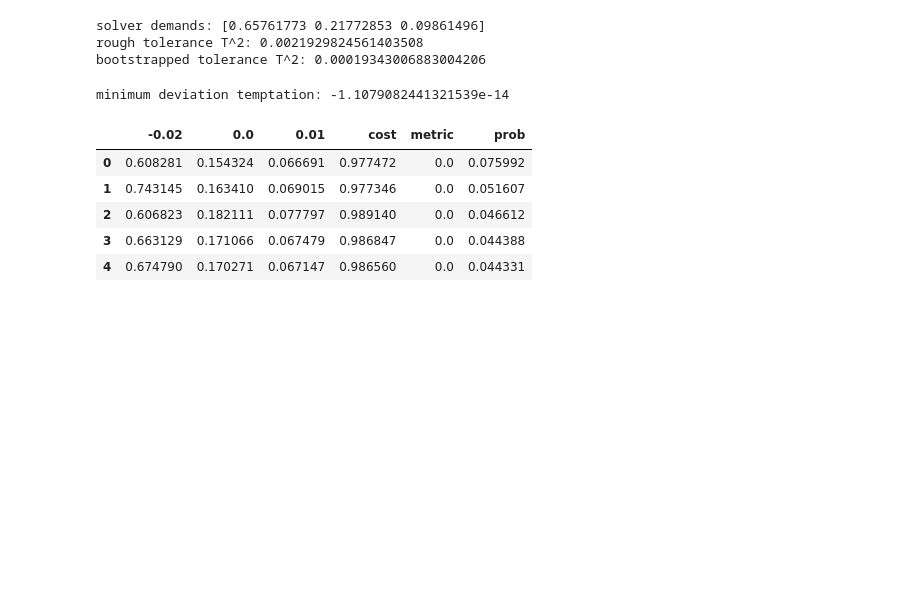
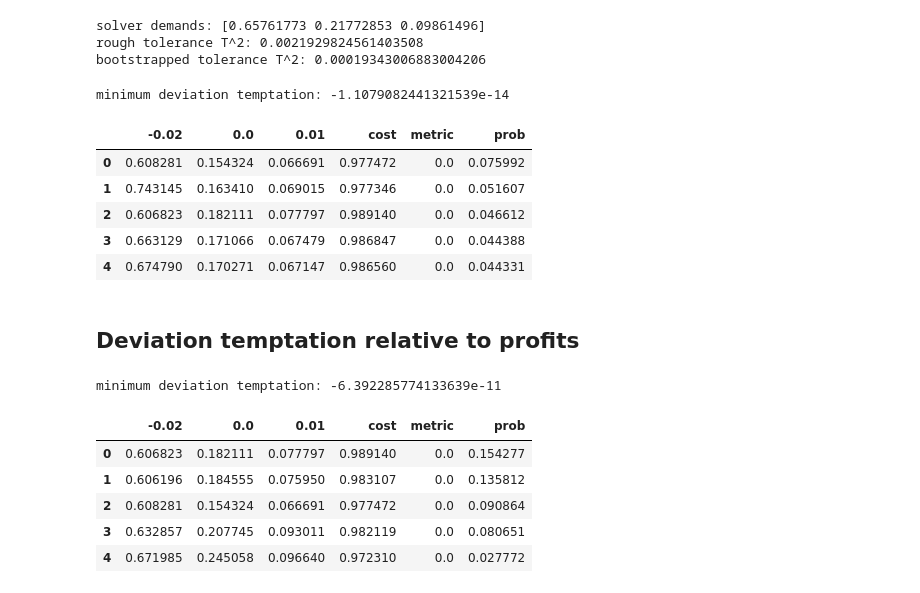
Before and after one commit to sylvaingchassang/missing_bids, a Jupyter notebook: notebooks/example_tsuchiura.ipynb, the cells around one changed output. Cells and saved outputs as stored; diff of their text form; code cells hidden in the pictures; blank space fills up the shorter version.

```diff
--- a/notebooks/example_tsuchiura.ipynb
+++ b/notebooks/example_tsuchiura.ipynb
@@ -206,3 +221,39 @@ minimum deviation temptation: -1.1079082441321539e-14
 | 2 | 0.606823 | 0.182111 | 0.077797 | 0.989140 | 0.0 | 0.046612 |
 | 3 | 0.663129 | 0.171066 | 0.067479 | 0.986847 | 0.0 | 0.044388 |
 | 4 | 0.674790 | 0.170271 | 0.067147 | 0.986560 | 0.0 | 0.044331 |
+# %% [markdown]
+## Deviation temptation relative to profits
+# %%
+deviations = [-.02, .0, .01]
+demands = [tsuchiura_before_min_price.get_counterfactual_demand(rho) for rho in deviations]
+print(demands)
+
+constraints = [environments.MarkupConstraint(max_markup=.5, min_markup=.01),
+               environments.InformationConstraint(k=.5, sample_demands=demands)]
+# %%
+min_collusion_solver = analytics.MinCollusionIterativeSolver(
+    data=tsuchiura_before_min_price,
+    deviations=deviations,
+    metric=analytics.DeviationTemptationOverProfits,
+    plausibility_constraints=constraints,
+    num_points=1000.0,
+    seed=0,
+    project=True,
+    number_iterations=50,
+    confidence_level=.95,
+    filter_ties=filter_ties,
+    moment_matrix=auction_data.moment_matrix(deviations, 'slope'),
+    moment_weights=np.array([0, .5, 1])
+)
+# %%
+result = min_collusion_solver.result
+print('minimum deviation temptation: {}'.format(result.solution))
+result.argmin.head()
+# %% [output]
+minimum deviation temptation: -6.392285774133639e-11
+|  | -0.02 | 0.0 | 0.01 | cost | metric | prob |
+| 0 | 0.606823 | 0.182111 | 0.077797 | 0.989140 | 0.0 | 0.154277 |
+| 1 | 0.606196 | 0.184555 | 0.075950 | 0.983107 | 0.0 | 0.135812 |
+| 2 | 0.608281 | 0.154324 | 0.066691 | 0.977472 | 0.0 | 0.090864 |
+| 3 | 0.632857 | 0.207745 | 0.093011 | 0.982119 | 0.0 | 0.080651 |
+| 4 | 0.671985 | 0.245058 | 0.096640 | 0.972310 | 0.0 | 0.027772 |
```
Also changed, not shown: parts of 6 cells of this notebook, 3 other files.
